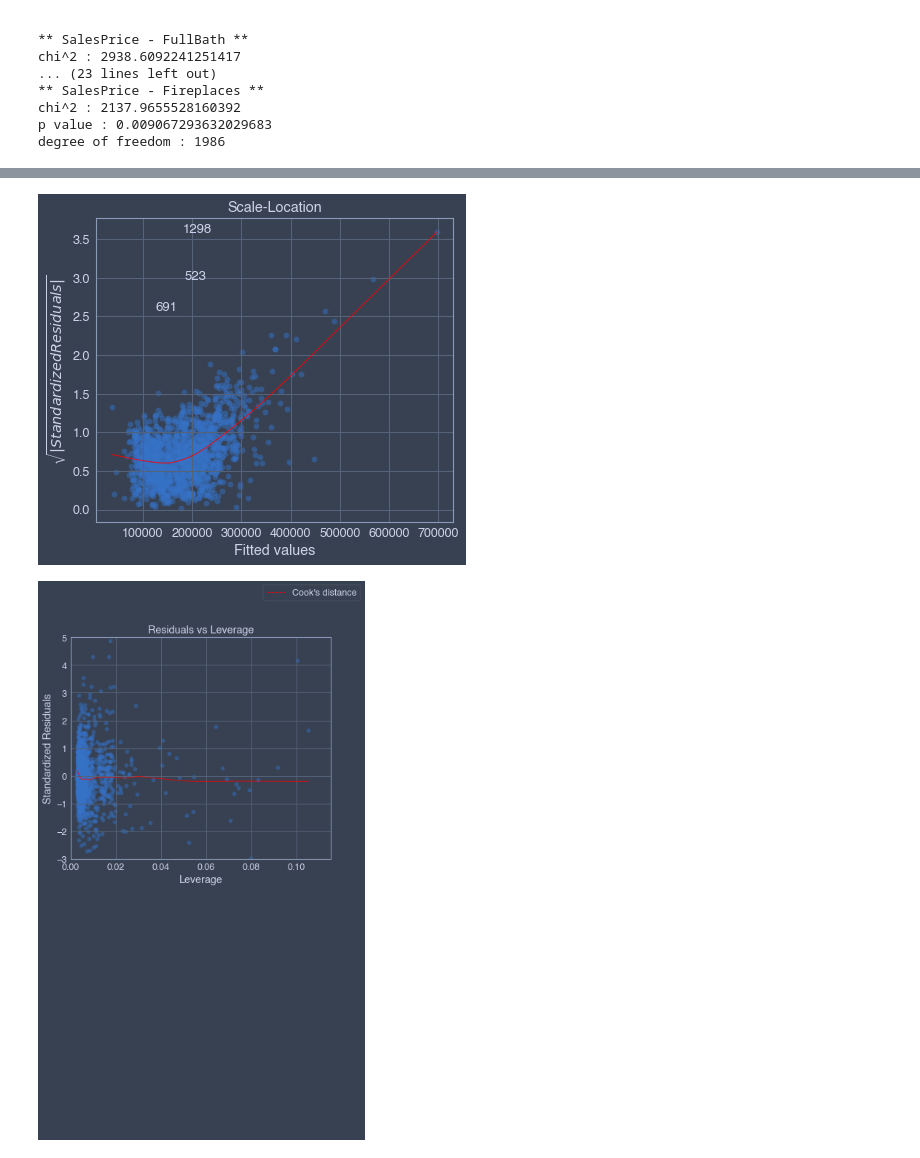
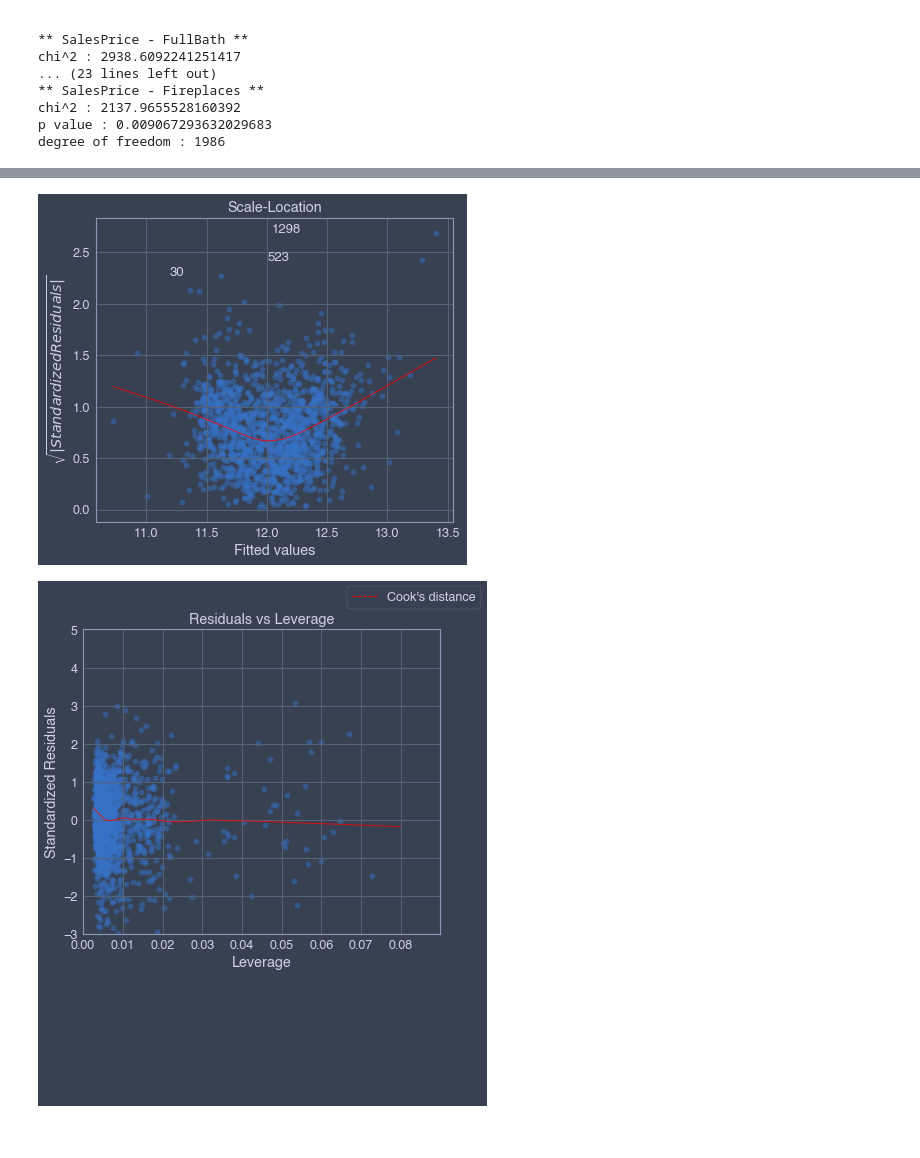
Before and after one commit to wonchankim97/House-Price-Prediction, a Jupyter notebook: preprocessing_KISOO.ipynb, the cells around one changed output, grey strips where cells are left out. Saved outputs shown, nothing was run; the diff lists cells and outputs as text; code cells hidden in the pictures.

```diff
--- a/preprocessing_KISOO.ipynb
+++ b/preprocessing_KISOO.ipynb
@@ -690,5 +691,5 @@ def diagnostic_plots(X, y, model_fit=None):
         np.linspace(0.001, max(model_leverage), 50)) # 1 line
   plot_lm_4.legend(loc='upper right');
 # %%
-diagnostic_plots(df_3_n.iloc[:,1:12],df_3_n.SalePrice)
+diagnostic_plots(df_3_n_scaled_log.iloc[:,1:12],df_3_n_scaled_log.SalePrice)
 # %% [output]
@@ -697,2 +698,2 @@ diagnostic_plots(df_3_n.iloc[:,1:12],df_3_n.SalePrice)
-[figure, old version]
+[figure, new version]
-[figure, old version]
+[figure, new version]
```
Also changed, not shown: parts of 3 cells of this notebook.
